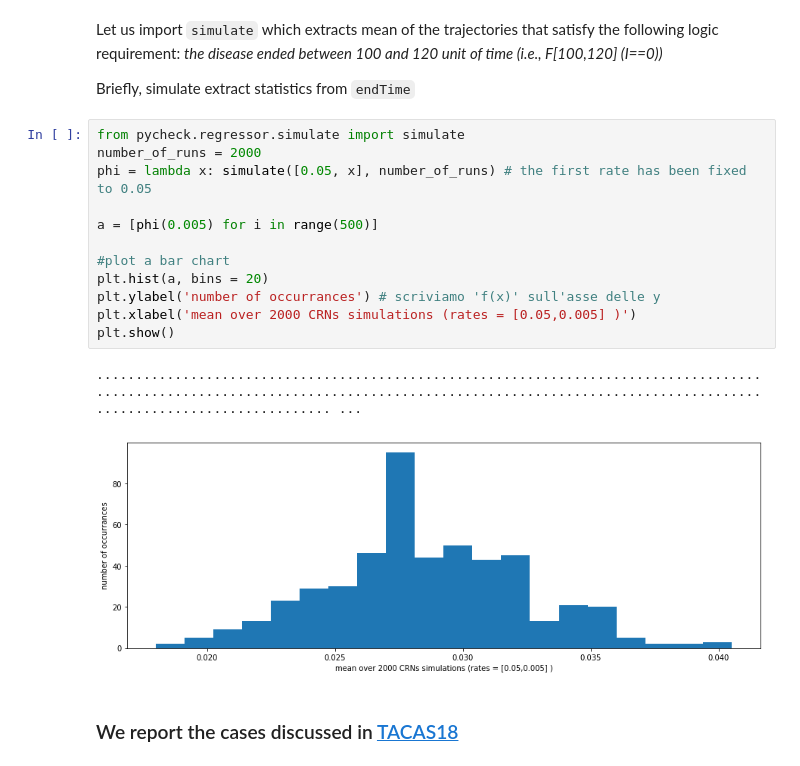
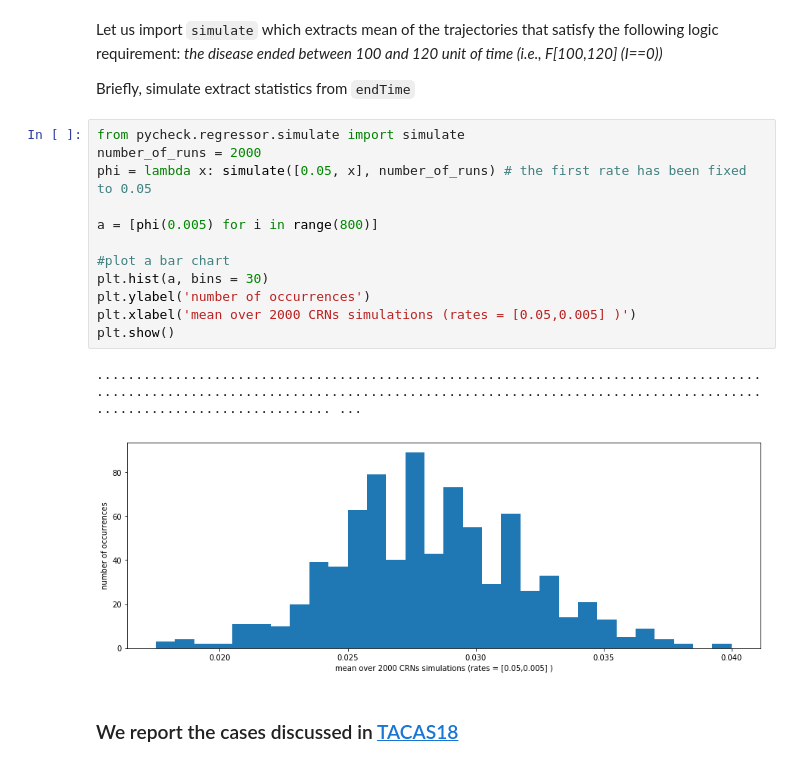
Before and after one commit to simonesilvetti/pyCheck, a Jupyter notebook: pycheck/notebooks/howto.ipynb, the cells around one changed output. Saved outputs shown, nothing was run; the diff lists cells and outputs as text.

```diff
--- a/pycheck/notebooks/howto.ipynb
+++ b/pycheck/notebooks/howto.ipynb
@@ -45,18 +45,18 @@ Briefly,  simulate extract statistics from `endTime`
 # %%
 from pycheck.regressor.simulate import simulate
 number_of_runs = 2000
 phi = lambda x: simulate([0.05, x], number_of_runs) # the first rate has been fixed to 0.05
 
-a = [phi(0.005) for i in range(500)]
+a = [phi(0.005) for i in range(800)]
 
 #plot a bar chart
-plt.hist(a, bins = 20)
-plt.ylabel('number of occurrances') # scriviamo 'f(x)' sull'asse delle y
+plt.hist(a, bins = 30)
+plt.ylabel('number of occurrences')
 plt.xlabel('mean over 2000 CRNs simulations (rates = [0.05,0.005] )')
 plt.show()
 # %% [output]
 ........................................................................................................................................................................................................ ...
-[figure, old version]
+[figure, new version]
 # %% [markdown]
 ### We report the cases discussed in [TACAS18]((https://link.springer.com/chapter/10.1007/978-3-319-89963-3_23))
 # %%
```
Also changed, not shown: parts of 1 cell of this notebook.
